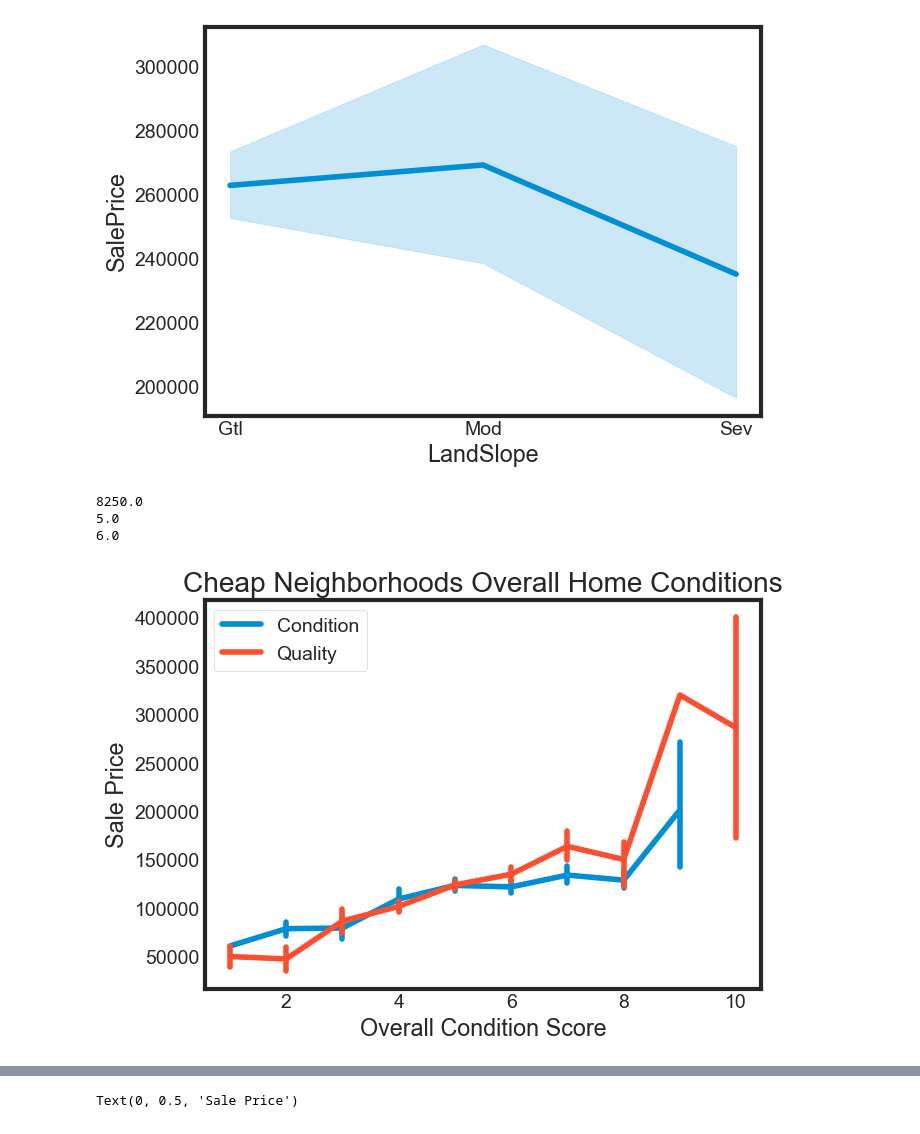
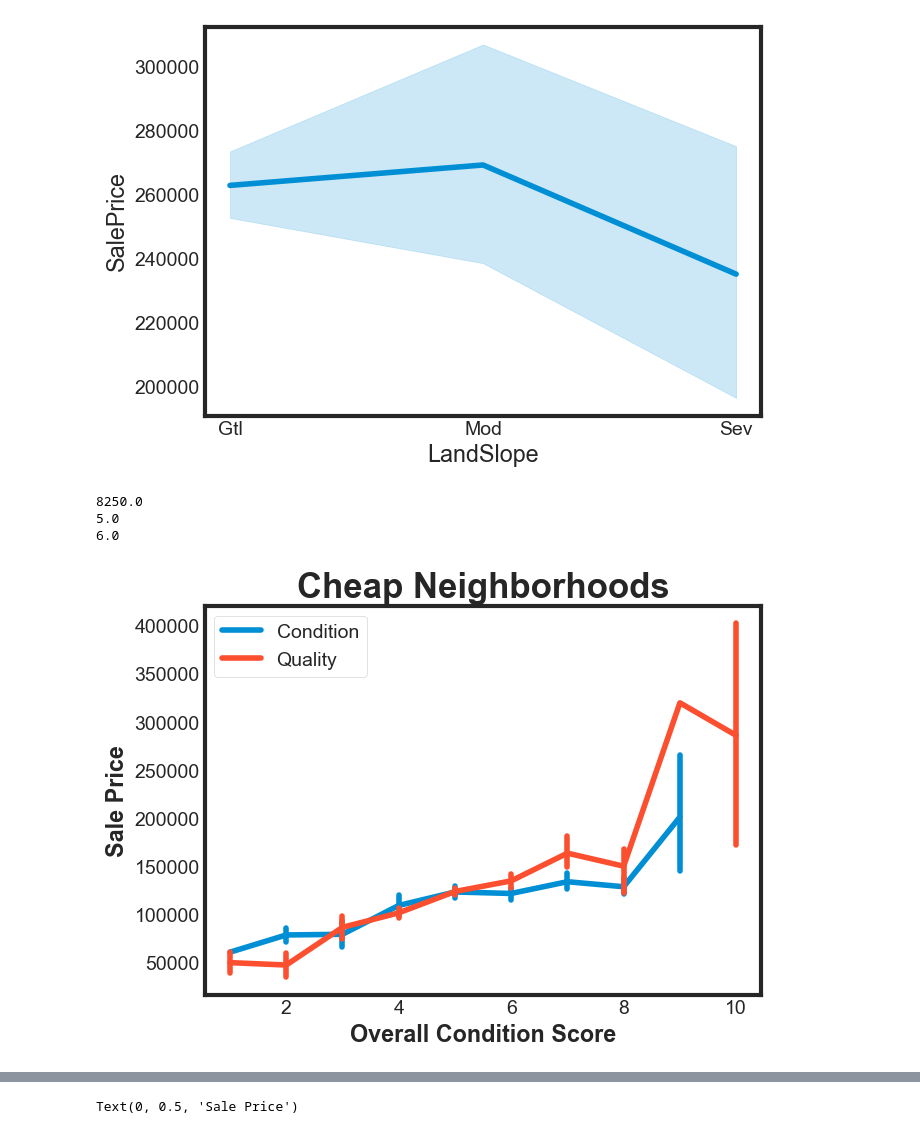
Before and after one commit to Spikes666/Data-Dive-4, a Jupyter notebook: main.ipynb, the cells around one changed output, grey strips where cells are left out. Cells and saved outputs as stored; diff of their text form; code cells hidden in the pictures.

```diff
--- a/main.ipynb
+++ b/main.ipynb
@@ -304,26 +304,31 @@ sns.lineplot(data=exp_df,x='LandSlope',y='SalePrice')
 <Axes: xlabel='LandSlope', ylabel='SalePrice'>
 [figure]
 # %%
+#Plotting condition and quality of sales within cheap neighborhoods
 sns.lineplot(data=cheap_df,x='OverallCond',y='SalePrice',err_style='bars')
 sns.lineplot(data=cheap_df,x='OverallQual',y='SalePrice',err_style='bars')
-plt.title('Cheap Neighborhoods Overall Home Conditions')
-plt.xlabel('Overall Condition Score')
-plt.ylabel('Sale Price')
+
+#titles
+plt.title('Cheap Neighborhoods', weight = 'bold').set_fontsize('25')
+plt.xlabel('Overall Condition Score', weight = 'bold')
+plt.ylabel('Sale Price', weight = 'bold')
 plt.legend(['Condition','Quality'],loc = 'upper left')
 
+#values that may be interesting
 cheap_df['LotShape'].value_counts()
 cheap_df['MSSubClass'].value_counts()
 cheap_df['BldgType'].value_counts()
 print(cheap_df['LotArea'].median())
 
-#interesting
+#interesting in comparison to the expensive neighborhoods
+#values for the median quality and condition
 cheap_df['OverallQual'].value_counts()
 print(cheap_df['OverallQual'].median())
 cheap_df['OverallCond'].value_counts()
 print(cheap_df['OverallCond'].median())
 # %% [output]
 8250.0
 5.0
 6.0
-[figure, old version]
+[figure, new version]
 # %%
```
Also changed, not shown: parts of 4 cells of this notebook.
